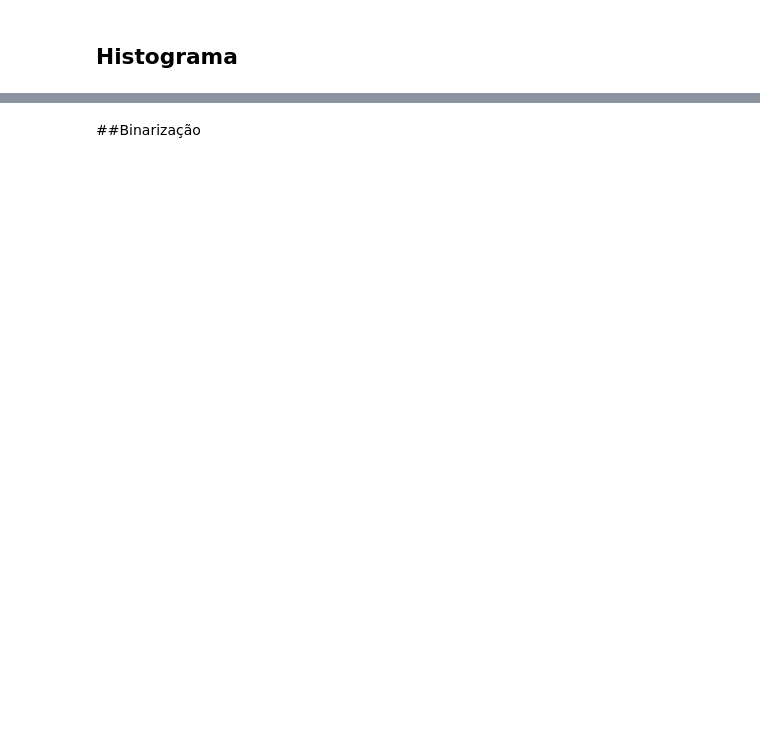
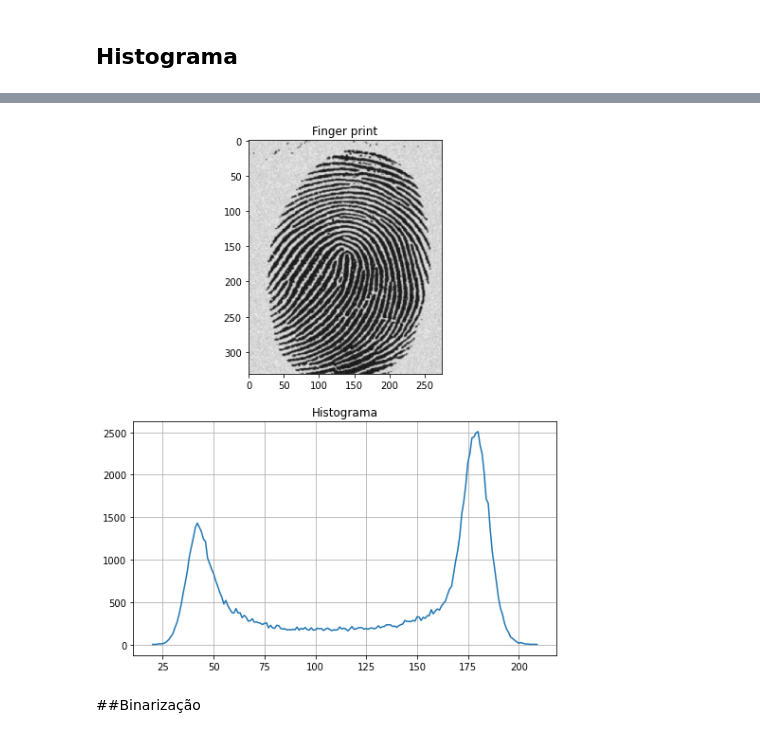
Before and after one commit to victoriafabris/disciplina-dsp-audio-video, a Jupyter notebook: atividade7/atividade_7.ipynb, the cells around one changed output, grey strips where cells are left out. Drawn from its saved outputs; the diff is of its cells as text; code cells hidden in the pictures; blank space fills up the shorter version.

```diff
--- a/atividade7/atividade_7.ipynb
+++ b/atividade7/atividade_7.ipynb
@@ -12,2 +38,15 @@ Nos itens seguintes, quando solicitado a mostrar a imagem resultante, use `imsho
+# %%
+fingerprint = io.imread('fingerprint.jpg')
+hist_y, hist_x = exposure.histogram(fingerprint)
+fig, (ax1, ax2) = plt.subplots(2, 1, figsize=(8, 10))
+
+ax1.set_title('Finger print')
+ax1.imshow(fingerprint, cmap=plt.cm.gray)
+ax2.set_title('Histograma')
+ax2.plot(hist_x, hist_y)
+ax2.grid()
+plt.show()
+# %% [output]
+[figure, added]
 # %% [markdown]
 ##Binarização
```
Also changed, not shown: parts of 18 cells of this notebook.
